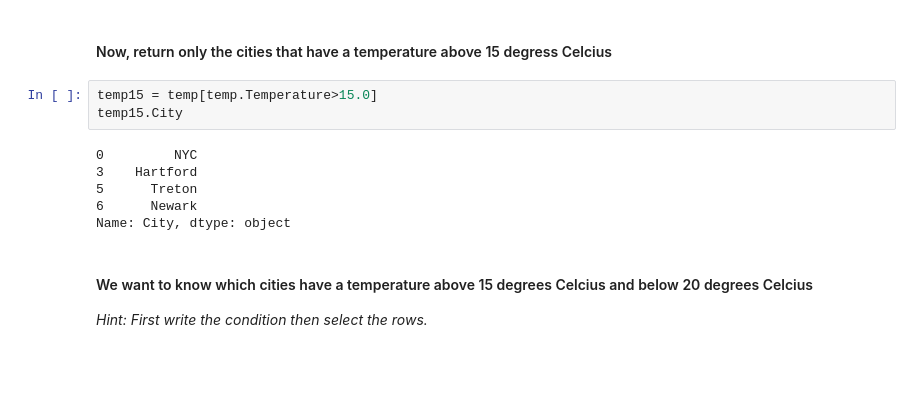
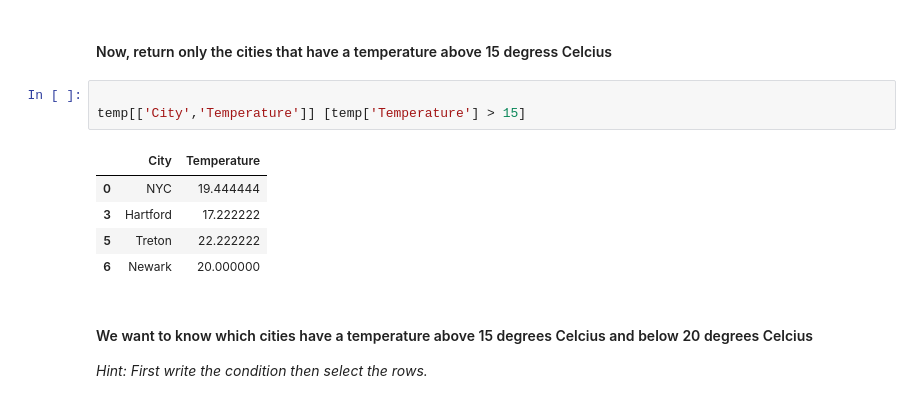
Before and after one commit to marcosfrmu/5.1-lab-subsetting-and-descriptive-stats, a Jupyter notebook: your-code/main.ipynb, the cells around one changed output. Drawn from its saved outputs; the diff is of its cells as text; blank space fills up the shorter version.

```diff
--- a/your-code/main.ipynb
+++ b/your-code/main.ipynb
@@ -73,14 +76,14 @@ temp[temp.Temperature > 15.0]
 # %% [markdown]
 #### Now, return only the cities that have a temperature above 15 degress Celcius
 # %%
-temp15 = temp[temp.Temperature>15.0]
-temp15.City
+
+temp[['City','Temperature']] [temp['Temperature'] > 15]
 # %% [output]
-0         NYC
-3    Hartford
-5      Treton
-6      Newark
-Name: City, dtype: object
+|  | City | Temperature |
+| 0 | NYC | 19.444444 |
+| 3 | Hartford | 17.222222 |
+| 5 | Treton | 22.222222 |
+| 6 | Newark | 20.000000 |
 # %% [markdown]
 #### We want to know which cities have a temperature above 15 degrees Celcius and below 20 degrees Celcius
 
```
Also changed, not shown: parts of 19 cells of this notebook.
